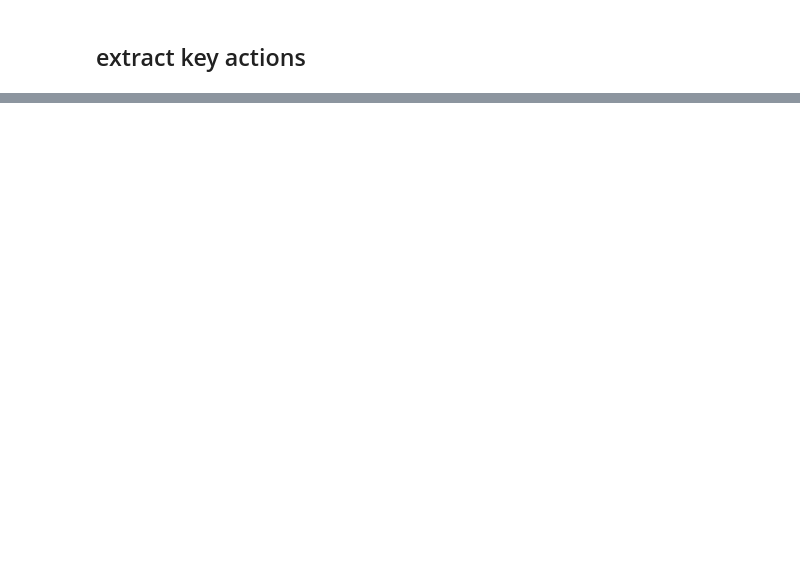
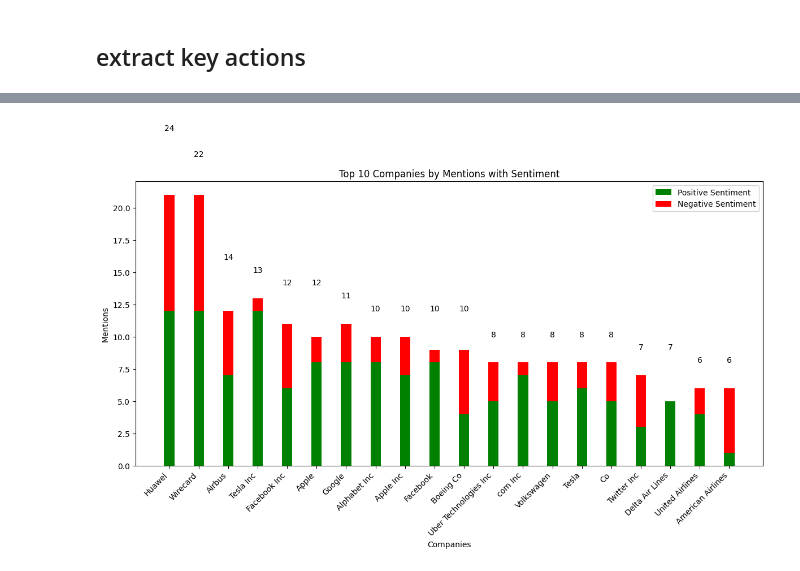
Before and after one commit to Max-Jesch/watsonx_for_financial_news, a Jupyter notebook: financial_news_analysis.ipynb, the cells around one changed output, grey strips where cells are left out. Drawn from its saved outputs; the diff is of its cells as text; code cells hidden in the pictures; blank space fills up the shorter version.

```diff
--- a/financial_news_analysis.ipynb
+++ b/financial_news_analysis.ipynb
@@ -93,4 +121,0 @@ df.head()
-# %%
-# iterate over the rows of the dataframe and get_completion for each Description and store the result in a new column called 'sentiment'
-# df['sentiment'] = df['Description'].apply(get_completion,prompt_string,granite_13_chat_model)
-df['sentiment'] = df['Description'].apply(lambda x: get_completion(x, prompt_string_sentiment_analysis, granite_13_chat_model))
@@ -245,11 +367,13 @@ Output (2-3 words keyaction):
 # %%
-df_copy_2 = df_copy.copy()
+df_copy = df.copy()
 # Initialize the 'named_entities' column with default values
 df_copy['key_action'] = [None] * len(df_copy)
 
-for i in range(10):
-    key_action=get_completion(df_copy['Description'][i], prompt_string_key_actions, llame_2_70b_model)
+for i in range(df.shape[0]):
+    key_action=get_completion(df['Description'][i], prompt_string_key_actions, llame_2_70b_model_key_actions)
     print(key_action)
-    df_copy['key_action'][i] = key_action
+    # remove newlines and trailing spaces
+    key_action = key_action.replace('\n', '').strip()
+    df['key_action'][i] = key_action
 
 df_copy.head(10)
@@ -255,0 +429,58 @@ df_copy.head(10)
+# %%
+import pandas as pd
+from ast import literal_eval
+import matplotlib.pyplot as plt
+from collections import Counter
+
+# Load the provided CSV file
+file_path = get_latest_csv_file_path()  # Replace with your file path
+df = pd.read_csv(file_path)
+
+# Function to extract company names from the named_entities column
+def extract_companies(named_entities):
+    entities = literal_eval(named_entities)
+    return [entity[0] for entity in entities if entity[1] == 'company']
+
+# Apply the function to extract company names
+df['companies'] = df['named_entities'].apply(extract_companies)
+
+# Flatten the list of companies and count occurrences
+all_companies = [company for sublist in df['companies'] for company in sublist]
+company_count = Counter(all_companies)
+
+# Prepare data for positive and negative sentiment counts
+positive_counts = Counter([company for sublist in df[df['sentiment'] == 'positive']['companies'] for company in sublist])
+negative_counts = Counter([company for sublist in df[df['sentiment'] == 'negative']['companies'] for company in sublist])
+
+# Select top N companies for visualization
+top_n = 20
+top_companies = company_count.most_common(top_n)
+
+# Prepare data for plotting
+companies = [company[0] for company in top_companies]
+total_counts = [company[1] for company in top_companies]
+pos_counts = [positive_counts[company] for company in companies]
+neg_counts = [negative_counts[company] for company in companies]
+
+# Plotting
+plt.figure(figsize=(12, 8))
+bar_width = 0.35
+index = range(len(companies))
+
+bar1 = plt.bar(index, pos_counts, bar_width, label='Positive Sentiment', color='green')
+bar2 = plt.bar(index, neg_counts, bar_width, label='Negative Sentiment', color='red', bottom=pos_counts)
+
+plt.xlabel('Companies')
+plt.ylabel('Mentions')
+plt.title('Top 10 Companies by Mentions with Sentiment')
+plt.xticks(index, companies, rotation=45, ha="right")
+plt.legend()
+
+# Add total counts as text above bars
+for i in range(len(companies)):
+    plt.text(i, total_counts[i] + 2, str(total_counts[i]), ha = 'center')
+
+plt.tight_layout()
+plt.show()
+# %% [output]
+[figure, added]
```
Also changed, not shown: parts of 39 cells of this notebook.
